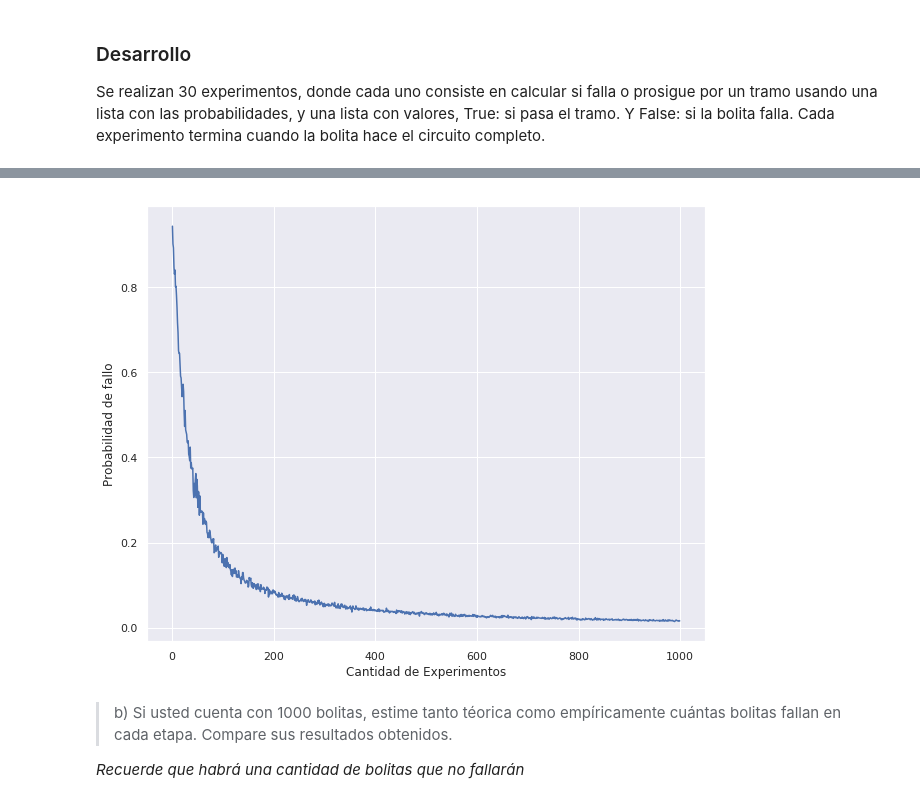
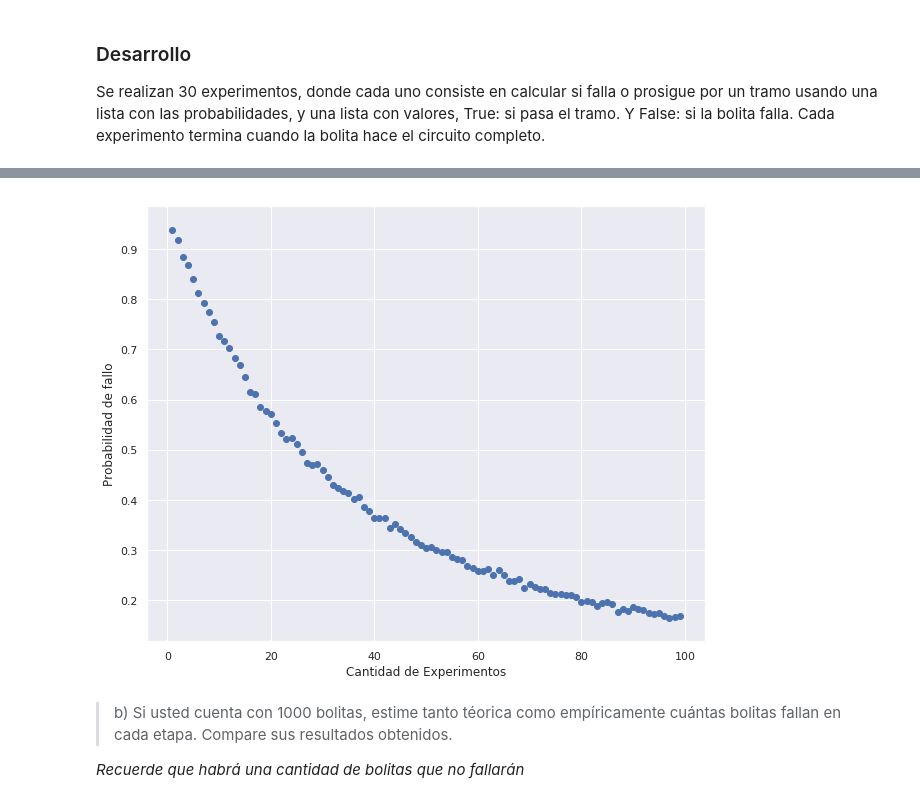
Before and after one commit to josemqz/MiRep, a Jupyter notebook: ESTACA/Lab2/Laboratorio2_MARTIN.ipynb, the cells around one changed output, grey strips where cells are left out. Drawn from its saved outputs; the diff is of its cells as text; code cells hidden in the pictures.

```diff
--- a/ESTACA/Lab2/Laboratorio2_MARTIN.ipynb
+++ b/ESTACA/Lab2/Laboratorio2_MARTIN.ipynb
@@ -393,7 +391,7 @@ def plotFails(m,xd):
     plt.figure(figsize=(10,8))
     plt.xlabel("Cantidad de Experimentos")
     plt.ylabel("Probabilidad de fallo")
-    plt.plot(valuesx, ListaFallos)
+    plt.scatter(valuesx, ListaFallos)
 # %%
 RGoldberg(15000)
 # %% [output]
@@ -401,7 +399,7 @@ En promedio, la cantidad de veces que se debe repetir el circuito completo en 15
-# %%
-plotFails(1000,300)
-# %% [output]
-[figure, removed]
+# %%
+plotFails(100,3000)
+# %% [output]
+[figure, added]
 # %% [markdown]
 > b) Si usted cuenta con 1000 bolitas, estime tanto téorica como empíricamente cuántas bolitas fallan en cada etapa. Compare sus resultados obtenidos.
 
```
Also changed, not shown: parts of 11 cells of this notebook.
